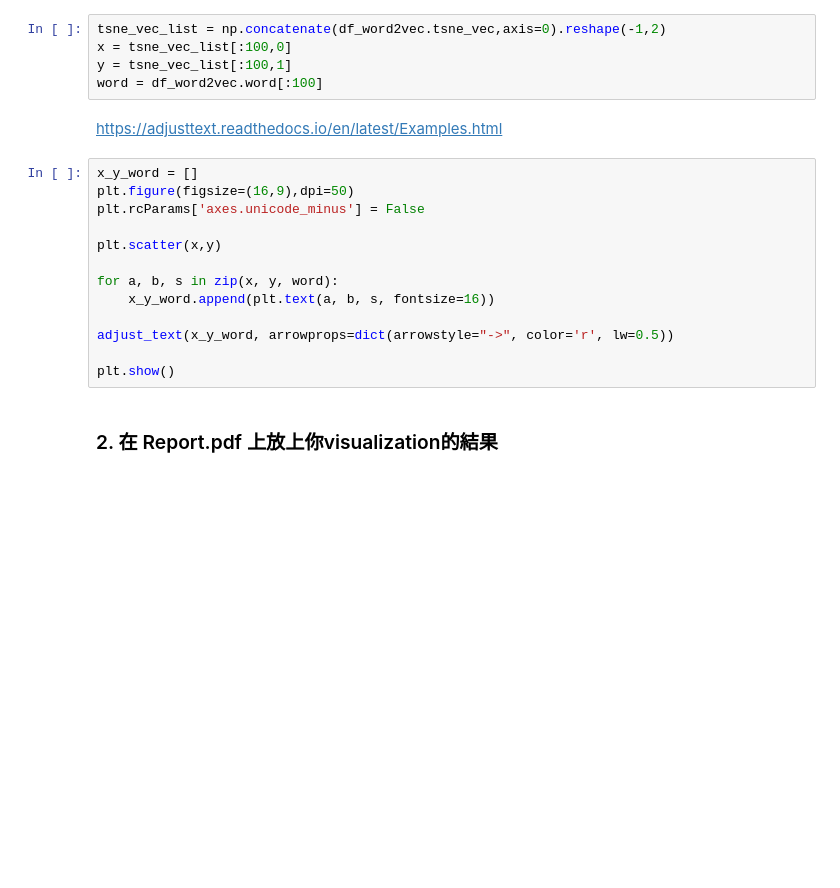
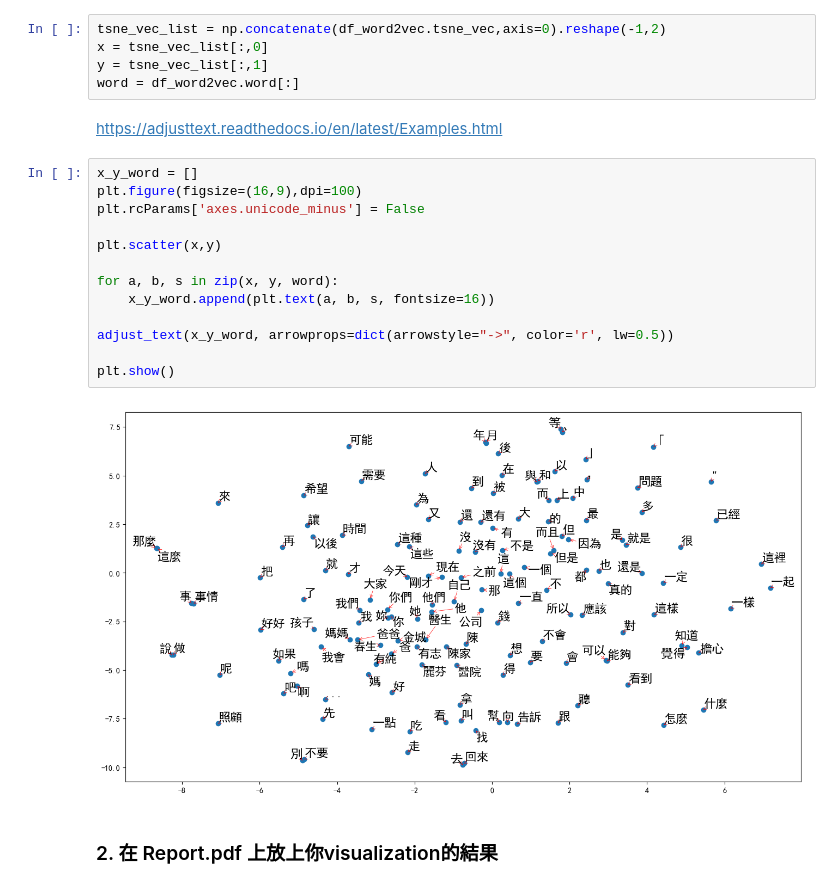
Before and after one commit to ryhryh/NTU-ML2017, a Jupyter notebook: hw6/p2_visualization.ipynb, the cells around one changed output. Drawn from its saved outputs; the diff is of its cells as text; blank space fills up the shorter version.

```diff
--- a/hw6/p2_visualization.ipynb
+++ b/hw6/p2_visualization.ipynb
@@ -186,24 +191,26 @@ df_word2vec
 148 rows × 3 columns
 # %%
 tsne_vec_list = np.concatenate(df_word2vec.tsne_vec,axis=0).reshape(-1,2)
-x = tsne_vec_list[:100,0]
-y = tsne_vec_list[:100,1]
-word = df_word2vec.word[:100]
+x = tsne_vec_list[:,0]
+y = tsne_vec_list[:,1]
+word = df_word2vec.word[:]
 # %% [markdown]
 https://adjusttext.readthedocs.io/en/latest/Examples.html
 # %%
 x_y_word = []
-plt.figure(figsize=(16,9),dpi=50)
+plt.figure(figsize=(16,9),dpi=100)
 plt.rcParams['axes.unicode_minus'] = False
 
 plt.scatter(x,y)
 
 for a, b, s in zip(x, y, word):
     x_y_word.append(plt.text(a, b, s, fontsize=16))
 
 adjust_text(x_y_word, arrowprops=dict(arrowstyle="->", color='r', lw=0.5))
 
 plt.show()
+# %% [output]
+[figure, added]
 # %% [markdown]
 ### 2. 在 Report.pdf 上放上你visualization的結果
 # %% [markdown]
```
Also changed, not shown: parts of 4 cells of this notebook.
